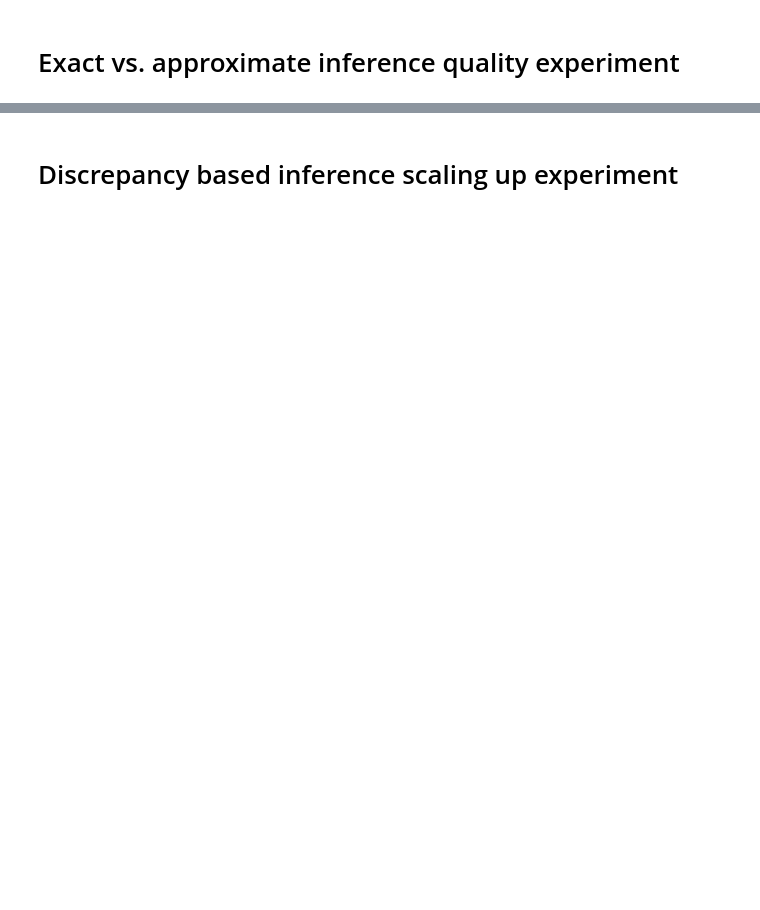
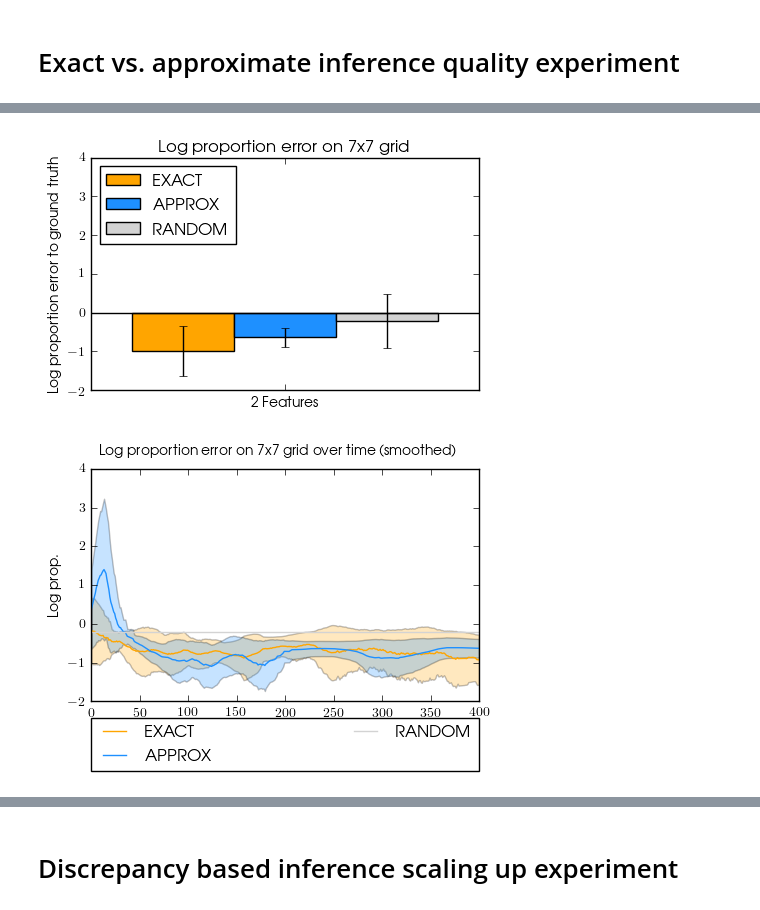
Before and after one commit to akangasr/sdirl, a Jupyter notebook: notebooks/result_analysis.ipynb, the cells around one changed output, grey strips where cells are left out. Saved outputs shown, nothing was run; the diff lists cells and outputs as text; code cells hidden in the pictures; blank space fills up the shorter version.

```diff
--- a/notebooks/result_analysis.ipynb
+++ b/notebooks/result_analysis.ipynb
@@ -376,19 +511,27 @@ fig.savefig('../results/l2_errors_comp_temp.png', bbox_inches='tight')
 # %%
 datas = get_eva_exp_datas("Proportion")
 datas.append(
-    {"name": "RND",
-     "color": "k",
-     "means": random_lp_means,
-     "std": random_lp_stds})
-groups = ["2 Features", "3 Features"]
-title = "Mean log proportion error on 5x5 grid"
+    {"name": "RANDOM",
+     "color": "lightgrey",
+     "ecolor": "k",
+     "means": [random_lp_means[0]],
+     "std": [random_lp_stds[0]]})
+     #"means": random_lp_means,
+     #"std": random_lp_stds})
+groups = ["2 Features",
+          #"3 Features"
+         ]
+title = "Log proportion error on 7x7 grid"
 ylabel = "Log proportion error to ground truth"
 ylim = (-2, 4)
 fig = plot_barchart(datas, groups, title, ylabel, ylim)
 fig.savefig('../results/lp_errors_comp.png', bbox_inches='tight')
 
-fig = plot_graph(datas, groups, title+" over time", ylabel="Log prop.", smooth=True)
+fig = plot_graph(datas, groups, title+" over time", ylabel="Log prop.", smooth=True, figsize=(5,3))
 fig.savefig('../results/lp_errors_comp_temp.png', bbox_inches='tight')
+# %% [output]
+[figure, added]
+[figure, added]
 # %%
 datas = get_eva_exp_datas("Order")
 datas.append(
```
Also changed, not shown: parts of 19 cells of this notebook, 1 other file.
